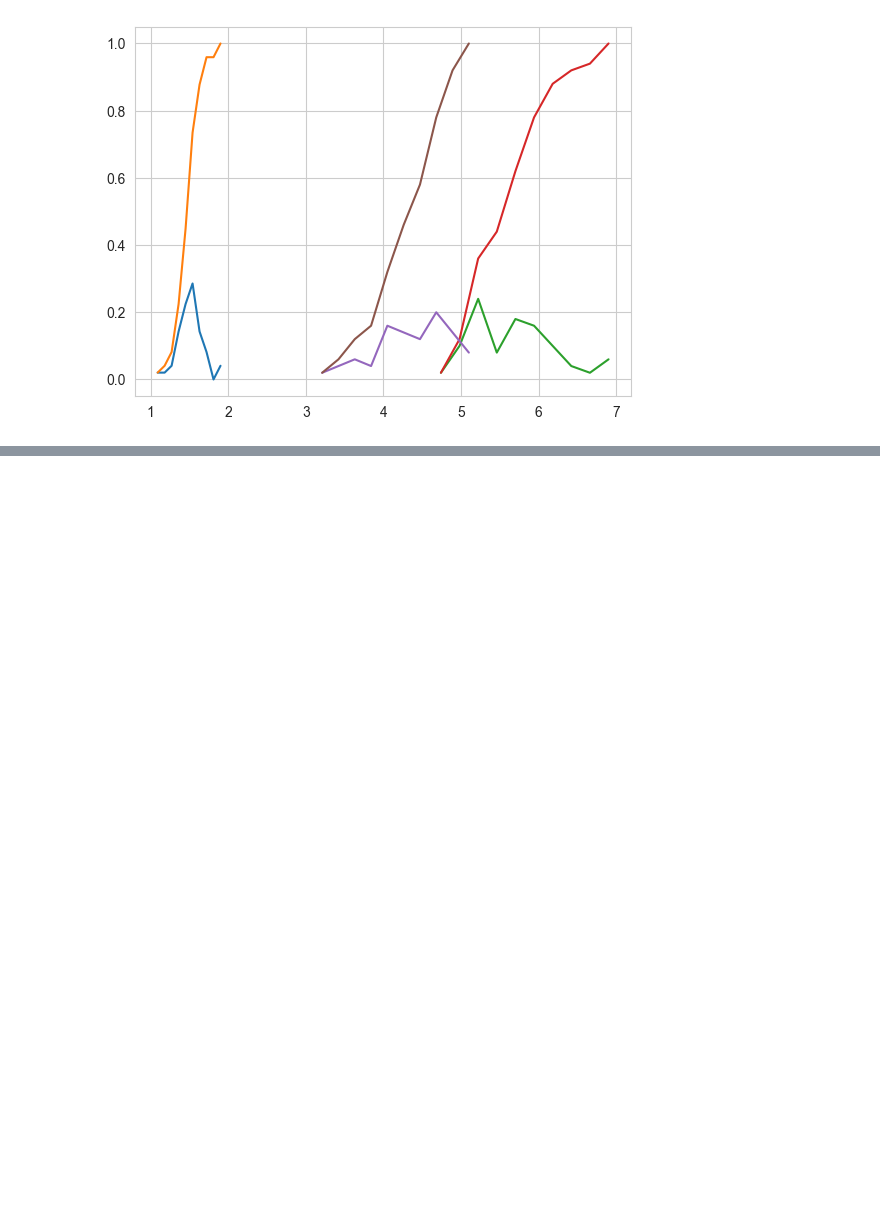
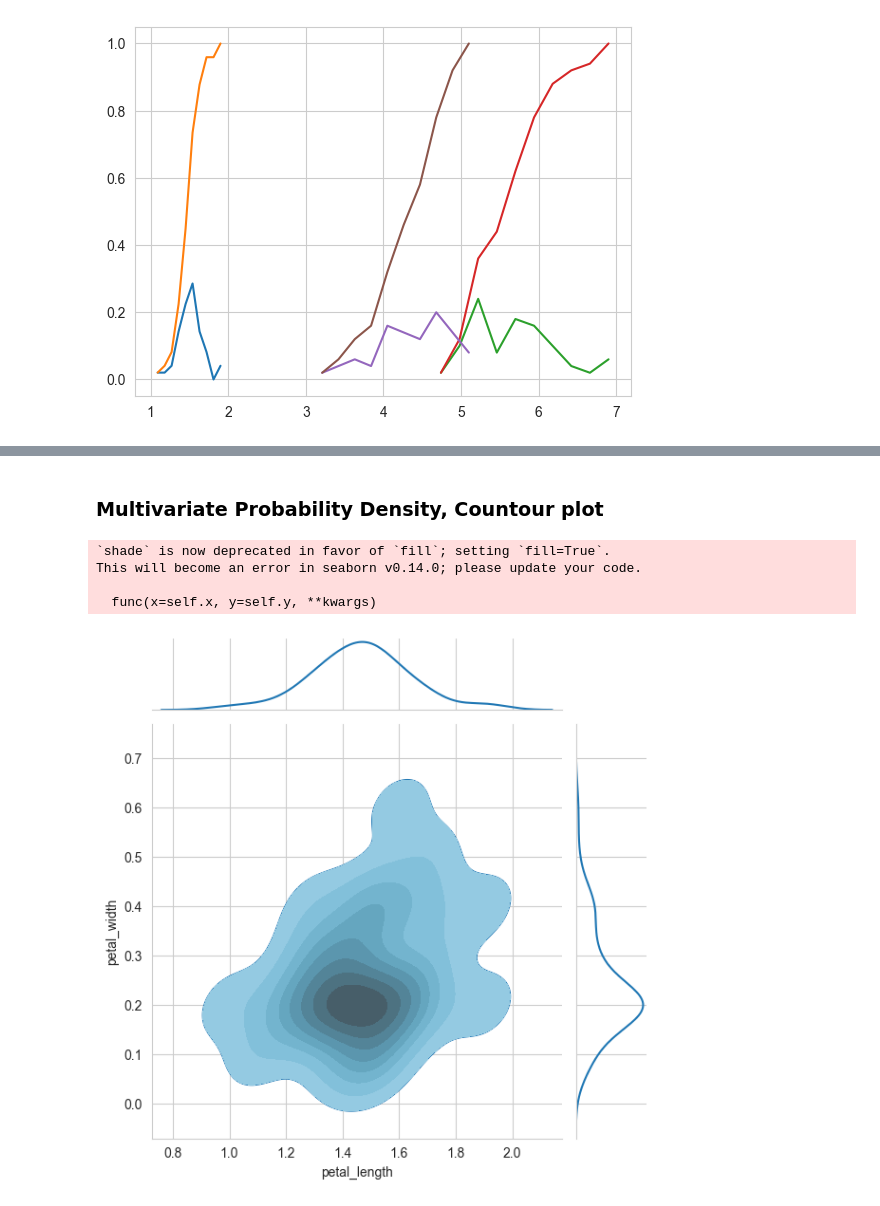
Before and after one commit to NandanKumar07/Data_Science-Machine_Learning, a Jupyter notebook: EDA and Data Visualization/Plotting for Exploratory Data Analysis.ipynb, the cells around one changed output, grey strips where cells are left out. Drawn from its saved outputs; the diff is of its cells as text; code cells hidden in the pictures; blank space fills up the shorter version.

```diff
--- a/EDA and Data Visualization/Plotting for Exploratory Data Analysis.ipynb
+++ b/EDA and Data Visualization/Plotting for Exploratory Data Analysis.ipynb
@@ -268,0 +368,16 @@ plt.show();
+# %% [markdown]
+### Multivariate Probability Density, Countour plot
+# %%
+g = sn.jointplot(x="petal_length", y="petal_width", data=iris_setosa, kind='kde')
+
+# Add a shaded kde to the joint axes
+g.plot_joint(sn.kdeplot, color="skyblue", zorder=2, levels=9, shade=True)
+
+# Show the plot
+plt.show()
+# %% [output]
+`shade` is now deprecated in favor of `fill`; setting `fill=True`.
+This will become an error in seaborn v0.14.0; please update your code.
+
+  func(x=self.x, y=self.y, **kwargs)
+[figure, added]
```
Also changed, not shown: parts of 10 cells of this notebook.
